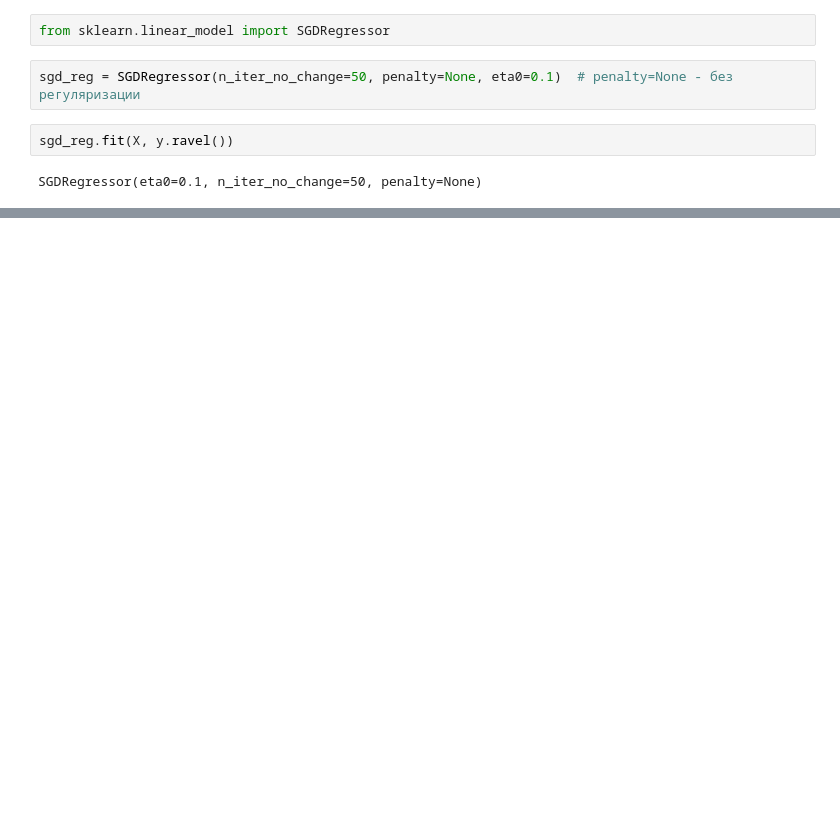
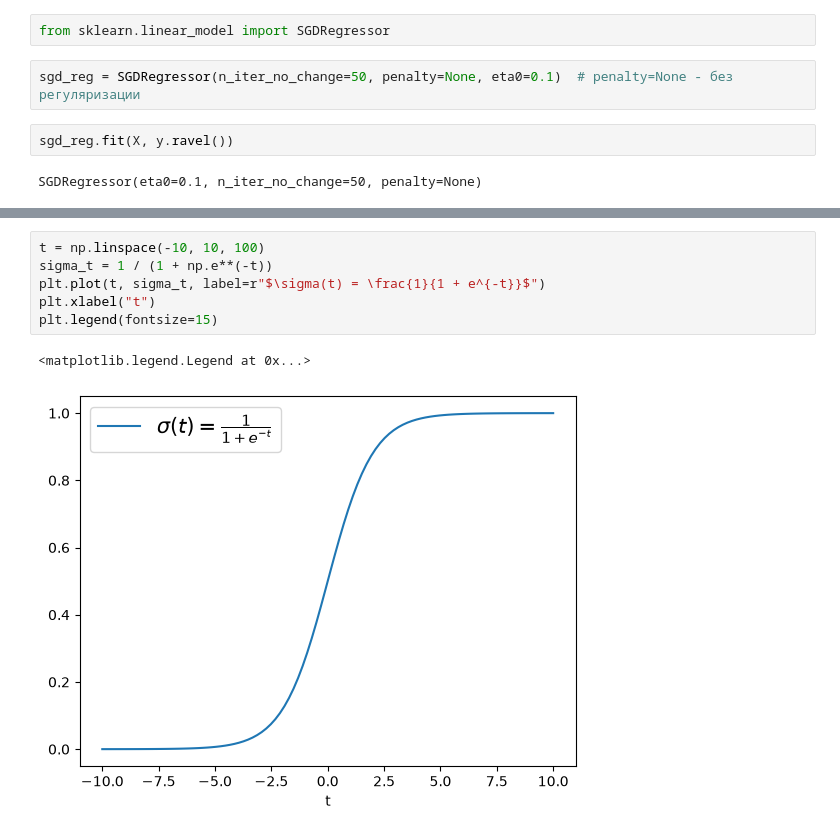
Before and after one commit to KidIsKing/python_libraries_learning, a Jupyter notebook: scikit_learn/guide/base_ML_book/chapter_4/main.ipynb, the cells around one changed output, grey strips where cells are left out. Drawn from its saved outputs; the diff is of its cells as text; blank space fills up the shorter version.

```diff
--- a/scikit_learn/guide/base_ML_book/chapter_4/main.ipynb
+++ b/scikit_learn/guide/base_ML_book/chapter_4/main.ipynb
@@ -228,0 +482,9 @@ sgd_reg.intercept_, sgd_reg.coef_
+# %%
+t = np.linspace(-10, 10, 100)
+sigma_t = 1 / (1 + np.e**(-t))
+plt.plot(t, sigma_t, label=r"$\sigma(t) = \frac{1}{1 + e^{-t}}$")
+plt.xlabel("t")
+plt.legend(fontsize=15)
+# %% [output]
+<matplotlib.legend.Legend at 0x...>
+[figure, added]
```
Also changed, not shown: parts of 95 cells of this notebook.
